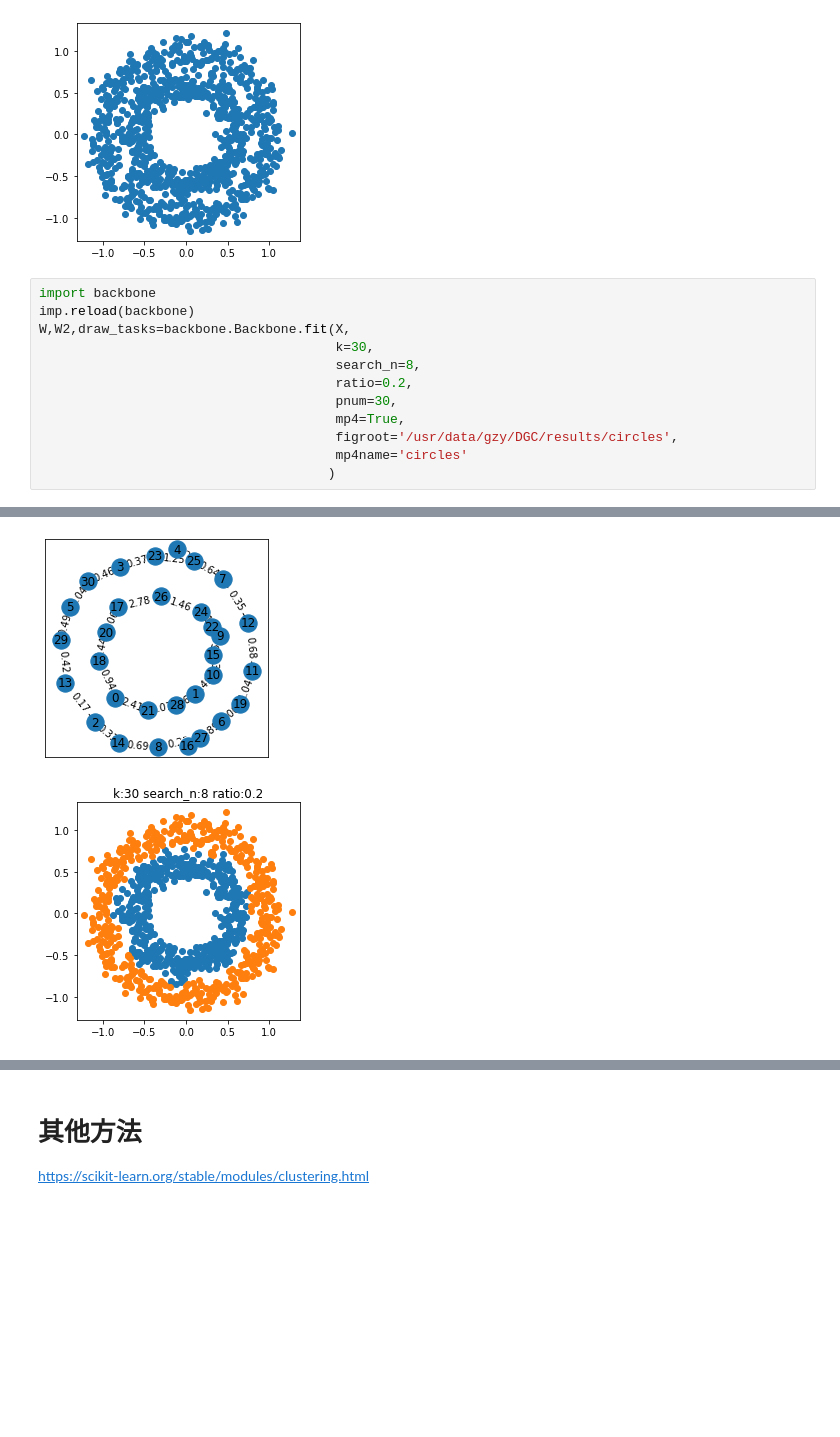
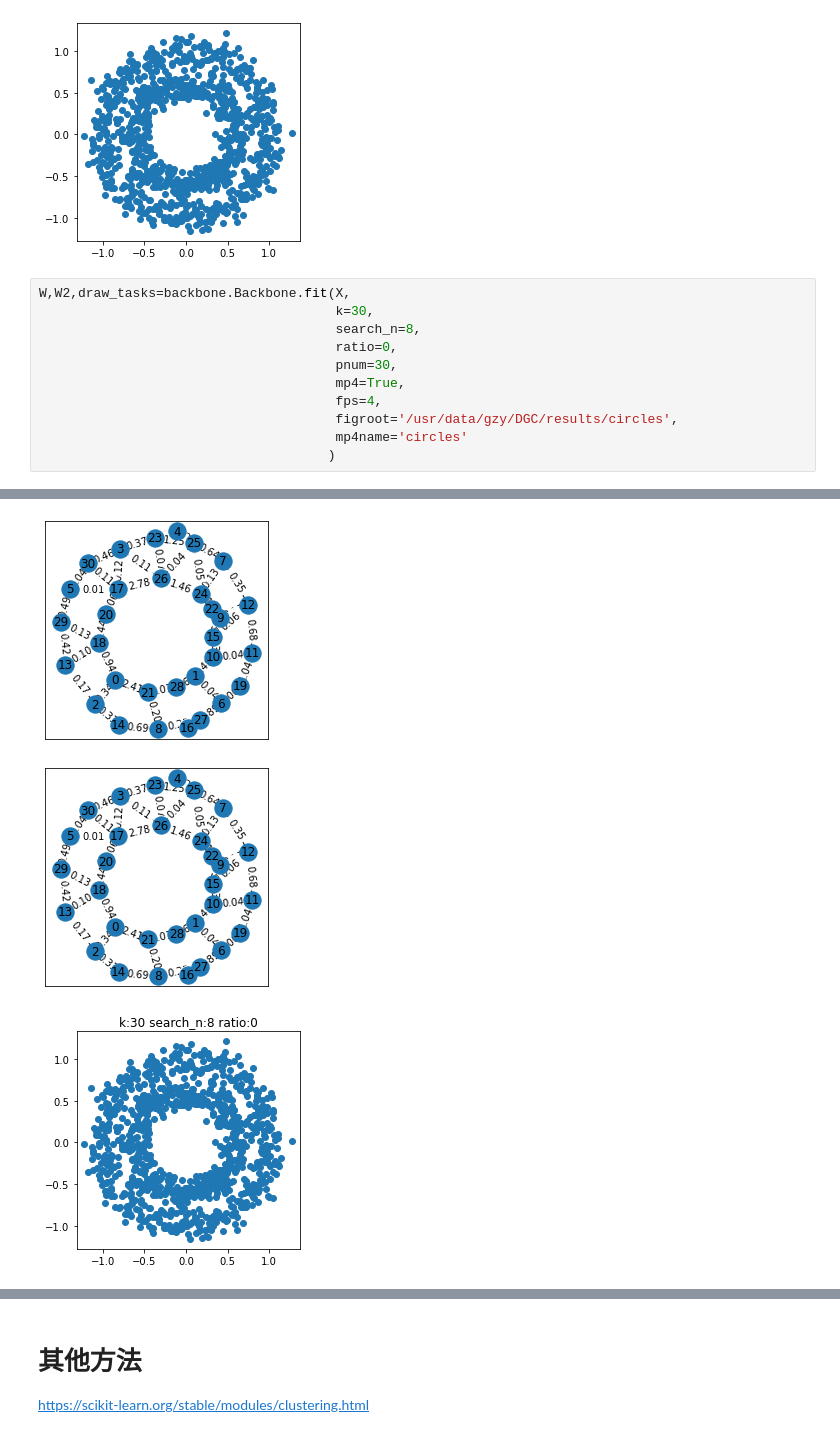
Before and after one commit to gaozhangyang/GIT, a Jupyter notebook: final_version-release-v2.ipynb, the cells around one changed output, grey strips where cells are left out. Cells and saved outputs as stored; diff of their text form; blank space fills up the shorter version.

```diff
--- a/final_version-release-v2.ipynb
+++ b/final_version-release-v2.ipynb
@@ -28,14 +34,13 @@ elementwise comparison failed; returning scalar instead, but in the future will
 [figure]
 [figure]
 # %%
-import backbone
-imp.reload(backbone)
 W,W2,draw_tasks=backbone.Backbone.fit(X,
                                       k=30,
                                       search_n=8,
-                                      ratio=0.2,
+                                      ratio=0,
                                       pnum=30,
                                       mp4=True,
+                                      fps=4,
                                       figroot='/usr/data/gzy/DGC/results/circles',
                                       mp4name='circles'
                                      )
@@ -47,19 +52,20 @@ W,W2,draw_tasks=backbone.Backbone.fit(X,
 0
 1
 2
 3
 4
 5
 6
 7
 8
 9
 10
 11
 ... (84 lines left out)
 96
 97
 98
 99
-[figure, old version]
+[figure, new version]
-[figure, old version]
+[figure, new version]
+[figure, added]
```
Also changed, not shown: parts of 16 cells of this notebook, 7 other files.
